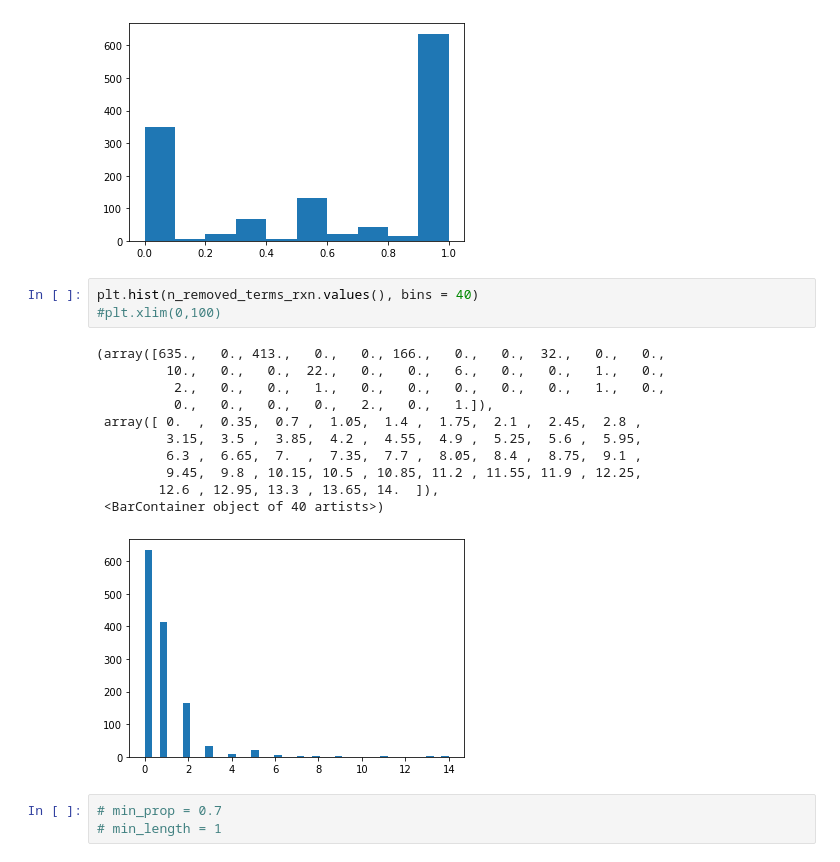
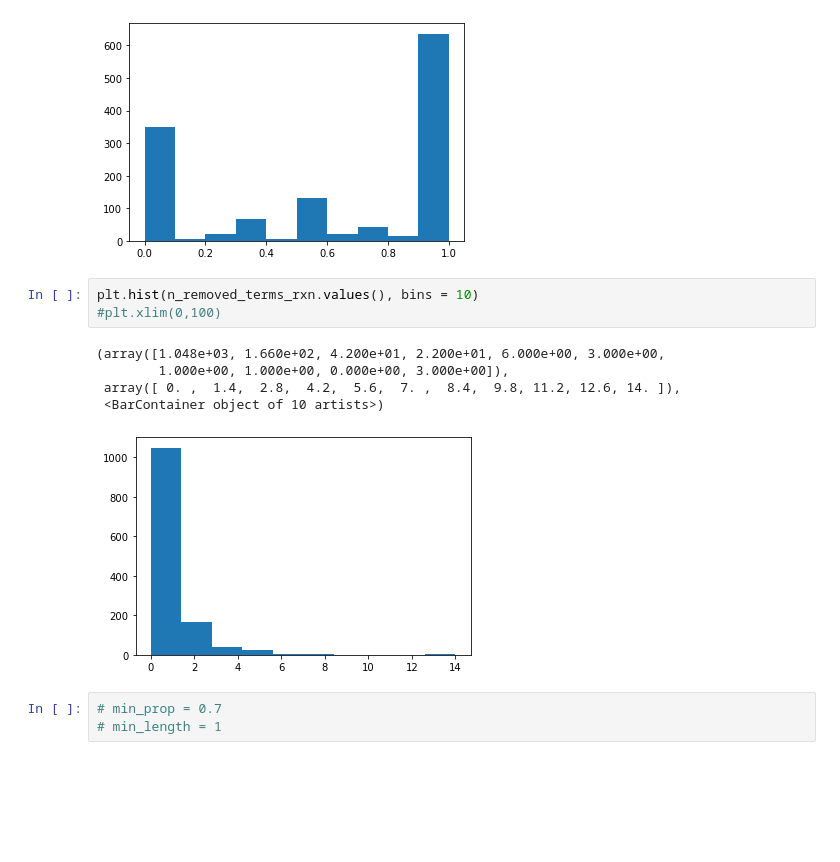
Before and after one commit to z2e2/metabolic_analysis, a Jupyter notebook: compass_data_processing_scrna.ipynb, the cells around one changed output. Drawn from its saved outputs; the diff is of its cells as text; blank space fills up the shorter version.

```diff
--- a/compass_data_processing_scrna.ipynb
+++ b/compass_data_processing_scrna.ipynb
@@ -317,20 +371,14 @@ plt.hist(prop_removed_rxn.values())
  <BarContainer object of 10 artists>)
 [figure]
 # %%
-plt.hist(n_removed_terms_rxn.values(), bins = 40)
+plt.hist(n_removed_terms_rxn.values(), bins = 10)
 #plt.xlim(0,100)
 # %% [output]
-(array([635.,   0., 413.,   0.,   0., 166.,   0.,   0.,  32.,   0.,   0.,
-         10.,   0.,   0.,  22.,   0.,   0.,   6.,   0.,   0.,   1.,   0.,
-          2.,   0.,   0.,   1.,   0.,   0.,   0.,   0.,   0.,   1.,   0.,
-          0.,   0.,   0.,   0.,   2.,   0.,   1.]),
- array([ 0.  ,  0.35,  0.7 ,  1.05,  1.4 ,  1.75,  2.1 ,  2.45,  2.8 ,
-         3.15,  3.5 ,  3.85,  4.2 ,  4.55,  4.9 ,  5.25,  5.6 ,  5.95,
-         6.3 ,  6.65,  7.  ,  7.35,  7.7 ,  8.05,  8.4 ,  8.75,  9.1 ,
-         9.45,  9.8 , 10.15, 10.5 , 10.85, 11.2 , 11.55, 11.9 , 12.25,
-        12.6 , 12.95, 13.3 , 13.65, 14.  ]),
- <BarContainer object of 40 artists>)
+(array([1.048e+03, 1.660e+02, 4.200e+01, 2.200e+01, 6.000e+00, 3.000e+00,
+        1.000e+00, 1.000e+00, 0.000e+00, 3.000e+00]),
+ array([ 0. ,  1.4,  2.8,  4.2,  5.6,  7. ,  8.4,  9.8, 11.2, 12.6, 14. ]),
+ <BarContainer object of 10 artists>)
-[figure, old version]
+[figure, new version]
 # %%
 # min_prop = 0.7
 # min_length = 1
```
Also changed, not shown: parts of 127 cells of this notebook, 34 other files.
